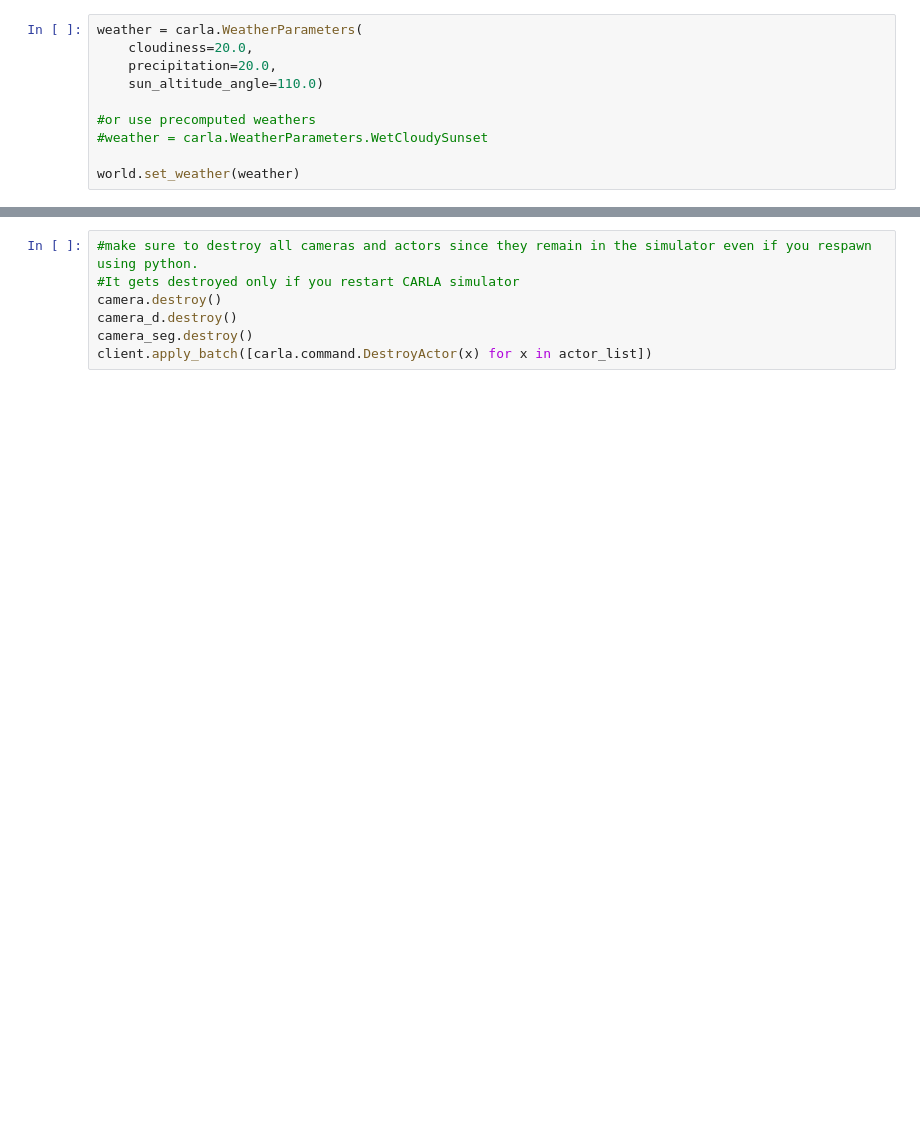
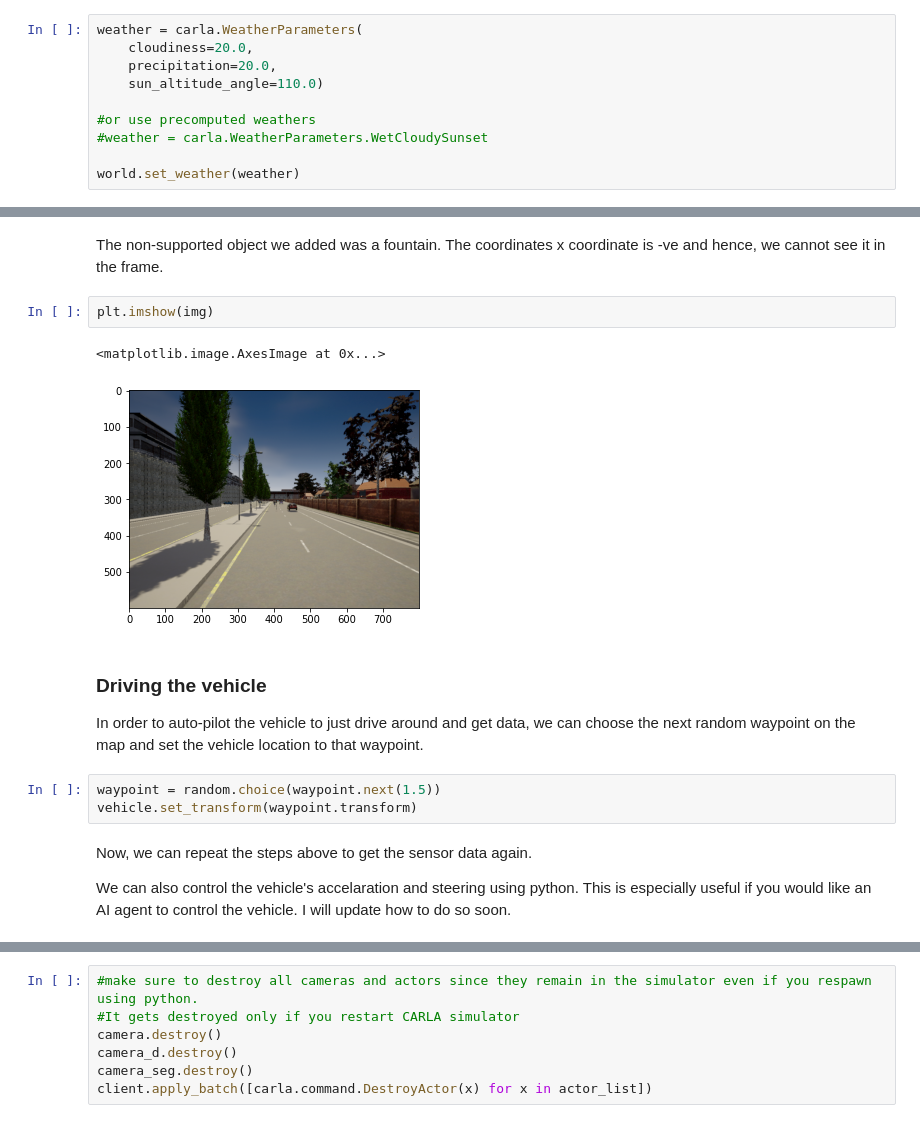
Before and after one commit to arijitray1993/CARLA_tutorial, a Jupyter notebook: playground.ipynb, the cells around one changed output, grey strips where cells are left out. Cells and saved outputs as stored; diff of their text form; blank space fills up the shorter version.

```diff
--- a/playground.ipynb
+++ b/playground.ipynb
@@ -286,0 +424,18 @@ for i in range(100):
+# %% [markdown]
+The non-supported object we added was a fountain. The coordinates x coordinate is -ve and hence, we cannot see it in the frame.
+# %%
+plt.imshow(img)
+# %% [output]
+<matplotlib.image.AxesImage at 0x...>
+[figure, added]
+# %% [markdown]
+### Driving the vehicle
+
+In order to auto-pilot the vehicle to just drive around and get data, we can choose the next random waypoint on the map and set the vehicle location to that waypoint.
+# %%
+waypoint = random.choice(waypoint.next(1.5))
+vehicle.set_transform(waypoint.transform)
+# %% [markdown]
+Now, we can repeat the steps above to get the sensor data again.
+
+We can also control the vehicle's accelaration and steering using python. This is especially useful if you would like an AI agent to control the vehicle. I will update how to do so soon.
```
Also changed, not shown: parts of 43 cells of this notebook, 5 other files.
